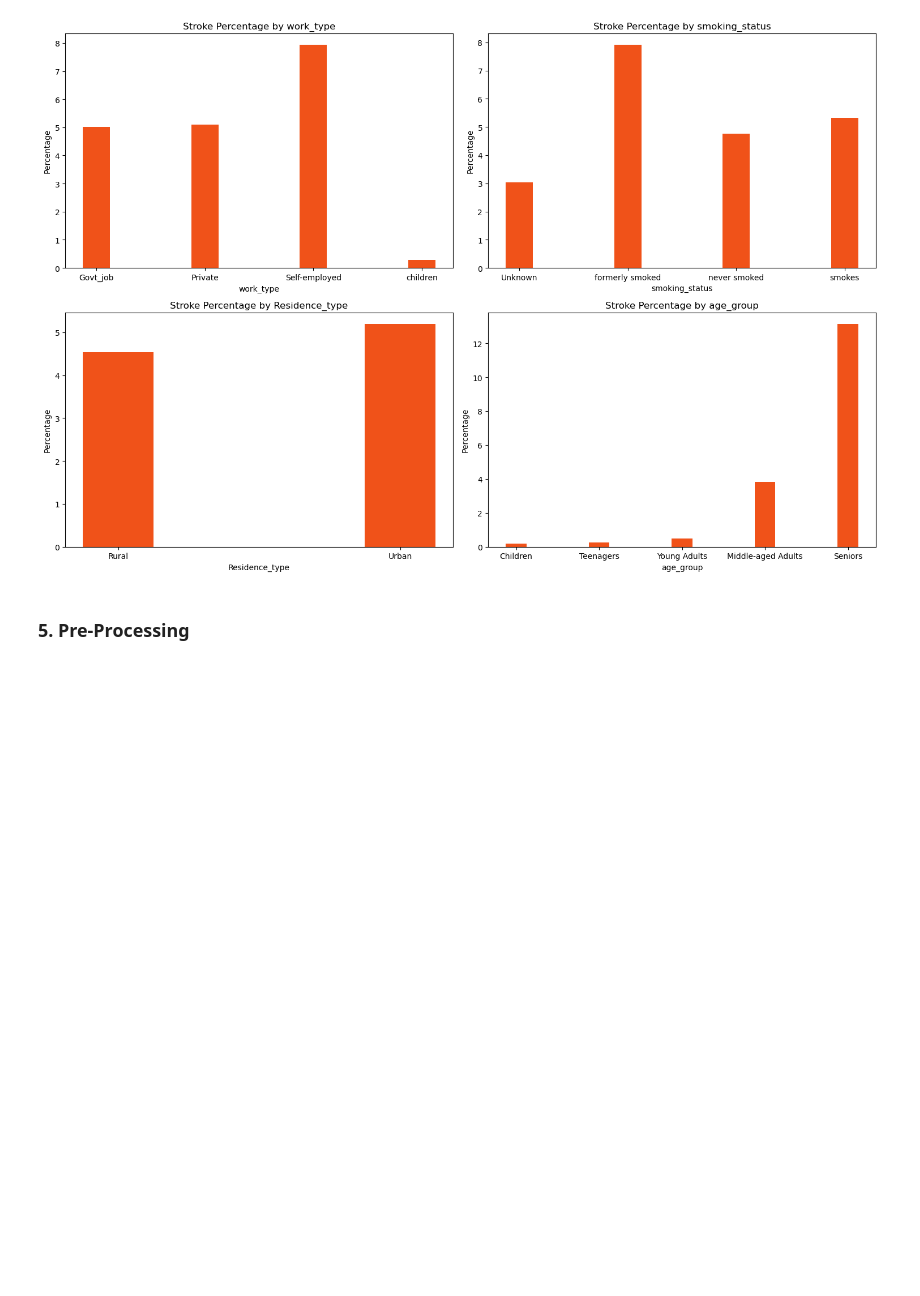
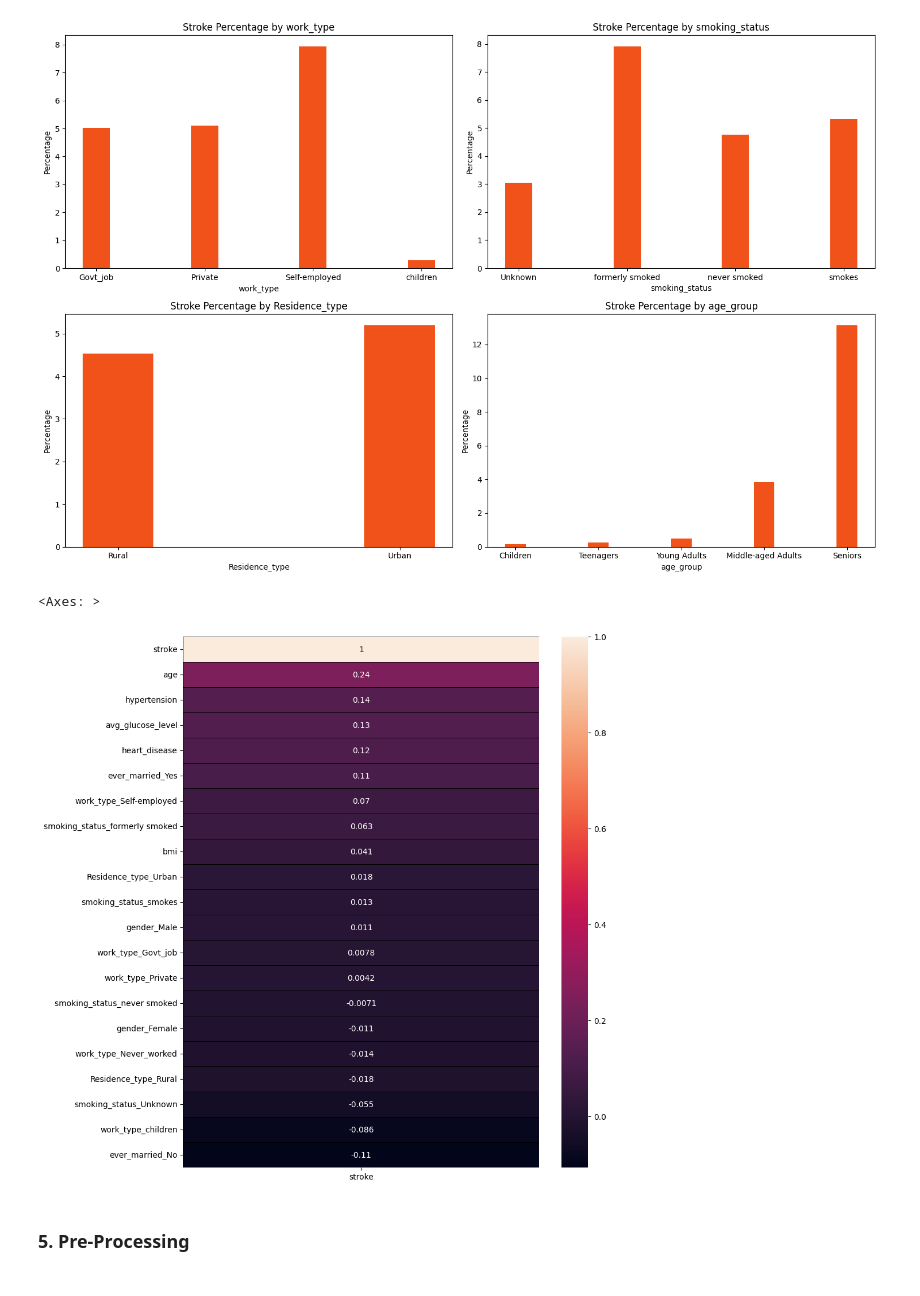
Before and after one commit to lukas-stamm/data-exploration-project, a Jupyter notebook: clean-code.ipynb, the cells around one changed output. Drawn from its saved outputs; the diff is of its cells as text; code cells hidden in the pictures; blank space fills up the shorter version.

```diff
--- a/clean-code.ipynb
+++ b/clean-code.ipynb
@@ -226,3 +250,29 @@ plot_percentage([work_type_percentage, smoking_status_percentage, residence_type
+# %%
+x_train_test = features_train.copy(deep = True)
+
+
+#select only non-numerical columns to create dummies
+non_num_df = x_train_test.select_dtypes(exclude=['int64', 'float64'])
+num_df = x_train_test.select_dtypes(include=['int64', 'float64'])
+
+#convert non-numerical columns to dummies
+dummies_df = pd.get_dummies(non_num_df)
+
+#convert dummies to integers
+dummies_df = dummies_df.astype(int)
+
+#concatenate the numerical and dummies dataframes
+completeNum_df = pd.concat([num_df, dummies_df, target_train], axis=1)
+
+
+corr = completeNum_df.corrwith(completeNum_df['stroke']).sort_values(ascending = False).to_frame()
+corr.columns = ['stroke']
+
+plt.figure(figsize=(10, 12))
+sns.heatmap(corr,annot = True ,linewidths = 0.4,linecolor = 'black')
+# %% [output]
+<Axes: >
+[figure, added]
 # %% [markdown]
 <h3>5. Pre-Processing<h3>
 # %% [markdown]
```
Also changed, not shown: parts of 24 cells of this notebook, 2 other files.
